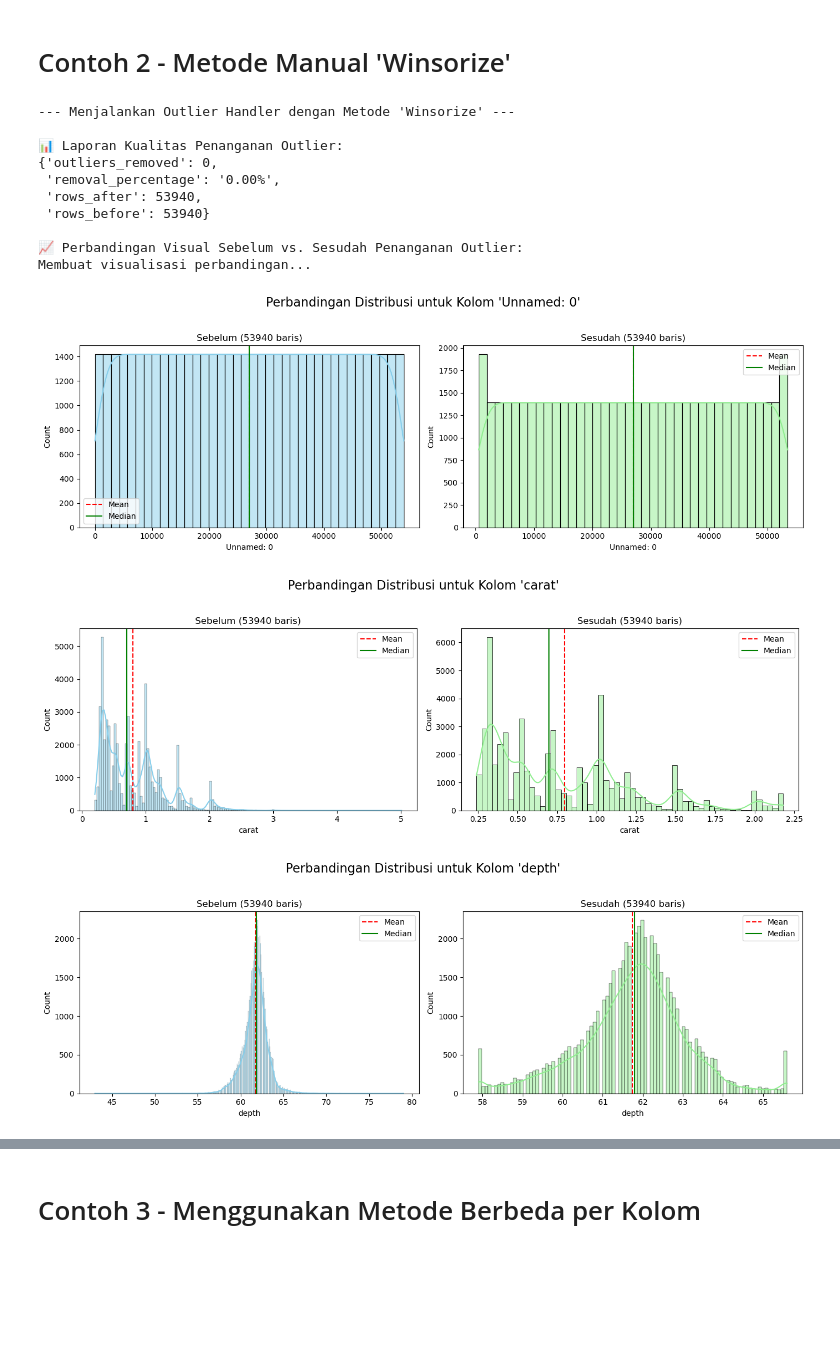
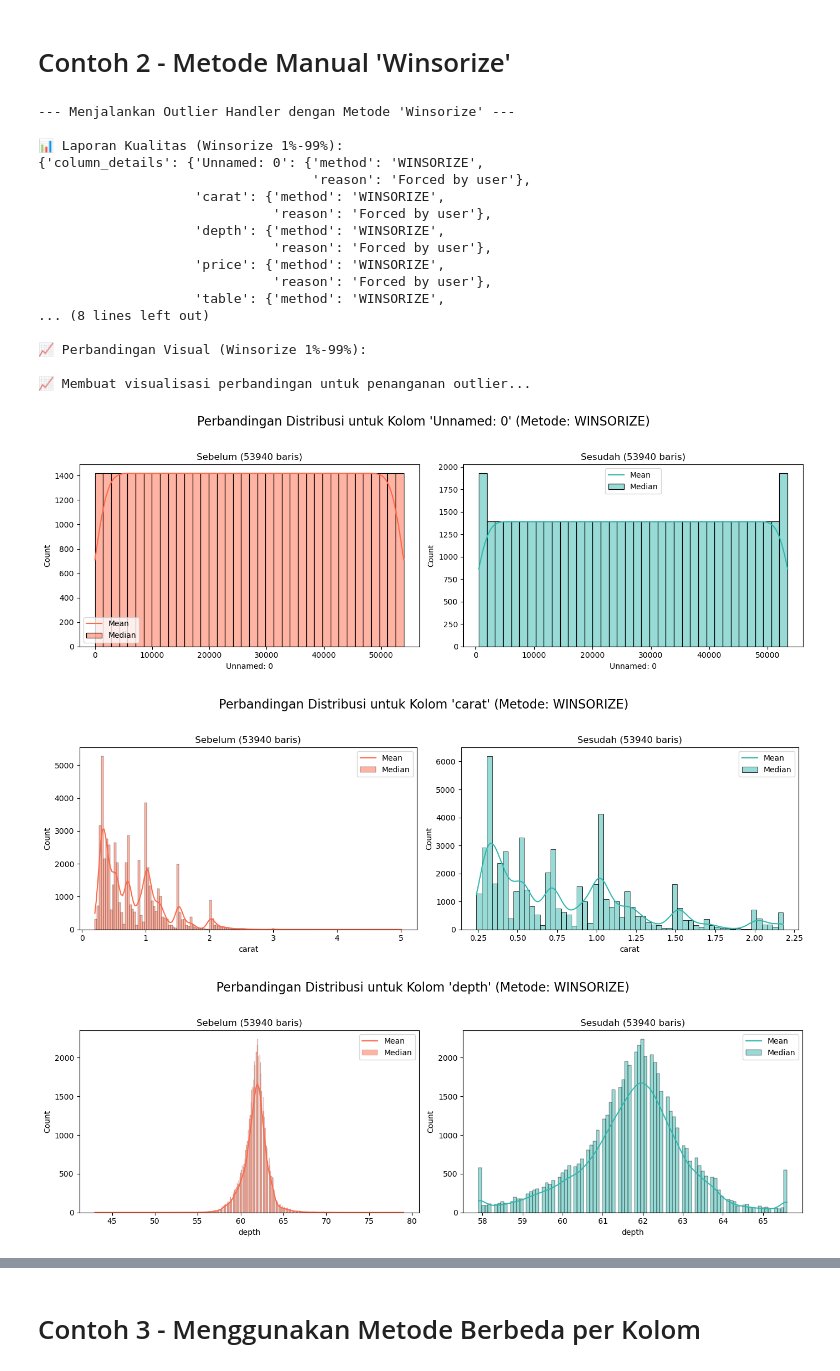
Before and after one commit to bccfilkom/noventis, a Jupyter notebook: examples/outlier_handling.ipynb, the cells around one changed output, grey strips where cells are left out. Drawn from its saved outputs; the diff is of its cells as text; code cells hidden in the pictures; blank space fills up the shorter version.

```diff
--- a/examples/outlier_handling.ipynb
+++ b/examples/outlier_handling.ipynb
@@ -93,29 +107,45 @@ Membuat visualisasi perbandingan...
 # %% [markdown]
 # Contoh 2 - Metode Manual 'Winsorize'
 # %%
+# --- Sel 7 (Diedit): Contoh 2 - Metode Manual 'Winsorize' ---
 print("\n--- Menjalankan Outlier Handler dengan Metode 'Winsorize' ---")
 
-handler_winsorize = NoventisOutlierHandler(default_method='winsorize', quantile_range=(0.01, 0.99))
+# 1. Inisialisasi handler, paksa gunakan 'winsorize' dengan rentang 1% - 99%
+handler_winsorize = NoventisOutlierHandler(
+    default_method='winsorize',
+    quantile_range=(0.01, 0.99),
+    verbose=False  # Kita matikan ringkasan otomatis agar tidak terlalu ramai
+)
 
-df_winsorized = handler_winsorize.fit_transform(df_diamonds.copy())
+# 2. Fit dan transform
+df_handled_winsorize = handler_winsorize.fit_transform(df_diamonds.copy())
 
-print("\n📊 Laporan Kualitas Penanganan Outlier:")
-report_winsorize = handler_winsorize.get_quality_report()
-pprint(report_winsorize)
+# 3. Tampilkan Laporan Kualitas
+print("\n📊 Laporan Kualitas (Winsorize 1%-99%):")
+# Karena winsorize tidak menghapus baris, laporannya akan menunjukkan 0 outliers_removed
+pprint(handler_winsorize.get_quality_report())
 
-print("\n📈 Perbandingan Visual Sebelum vs. Sesudah Penanganan Outlier:")
+# 4. Tampilkan Visual
+print("\n📈 Perbandingan Visual (Winsorize 1%-99%):")
 handler_winsorize.plot_comparison(max_cols=4)
 # %% [output]
 --- Menjalankan Outlier Handler dengan Metode 'Winsorize' ---
 
-📊 Laporan Kualitas Penanganan Outlier:
-{'outliers_removed': 0,
- 'removal_percentage': '0.00%',
- 'rows_after': 53940,
- 'rows_before': 53940}
+📊 Laporan Kualitas (Winsorize 1%-99%):
+{'column_details': {'Unnamed: 0': {'method': 'WINSORIZE',
+                                   'reason': 'Forced by user'},
+                    'carat': {'method': 'WINSORIZE',
+                              'reason': 'Forced by user'},
+                    'depth': {'method': 'WINSORIZE',
+                              'reason': 'Forced by user'},
+                    'price': {'method': 'WINSORIZE',
+                              'reason': 'Forced by user'},
+                    'table': {'method': 'WINSORIZE',
+... (8 lines left out)
 
-📈 Perbandingan Visual Sebelum vs. Sesudah Penanganan Outlier:
-Membuat visualisasi perbandingan...
+📈 Perbandingan Visual (Winsorize 1%-99%):
+
+📈 Membuat visualisasi perbandingan untuk penanganan outlier...
-[figure, old version]
+[figure, new version]
-[figure, old version]
+[figure, new version]
-[figure, old version]
+[figure, new version]
```
Also changed, not shown: parts of 3 cells of this notebook, 3 other files.
